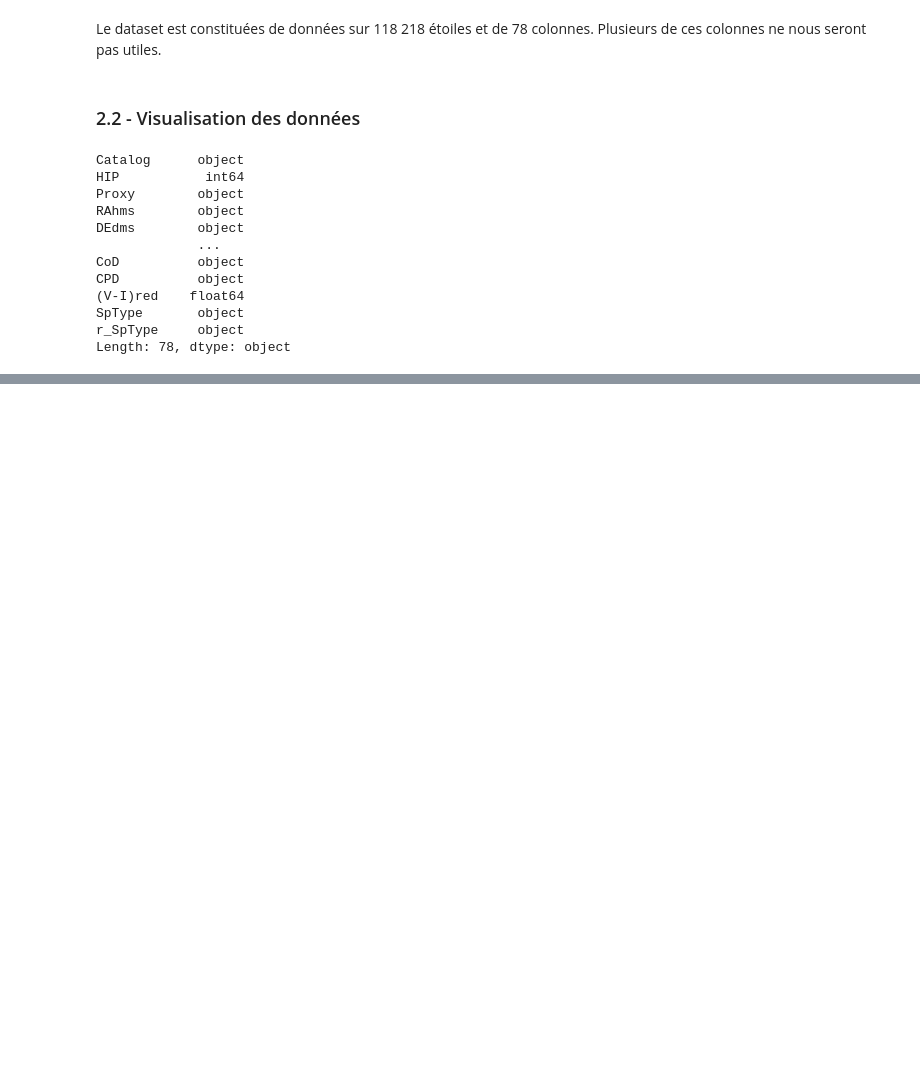
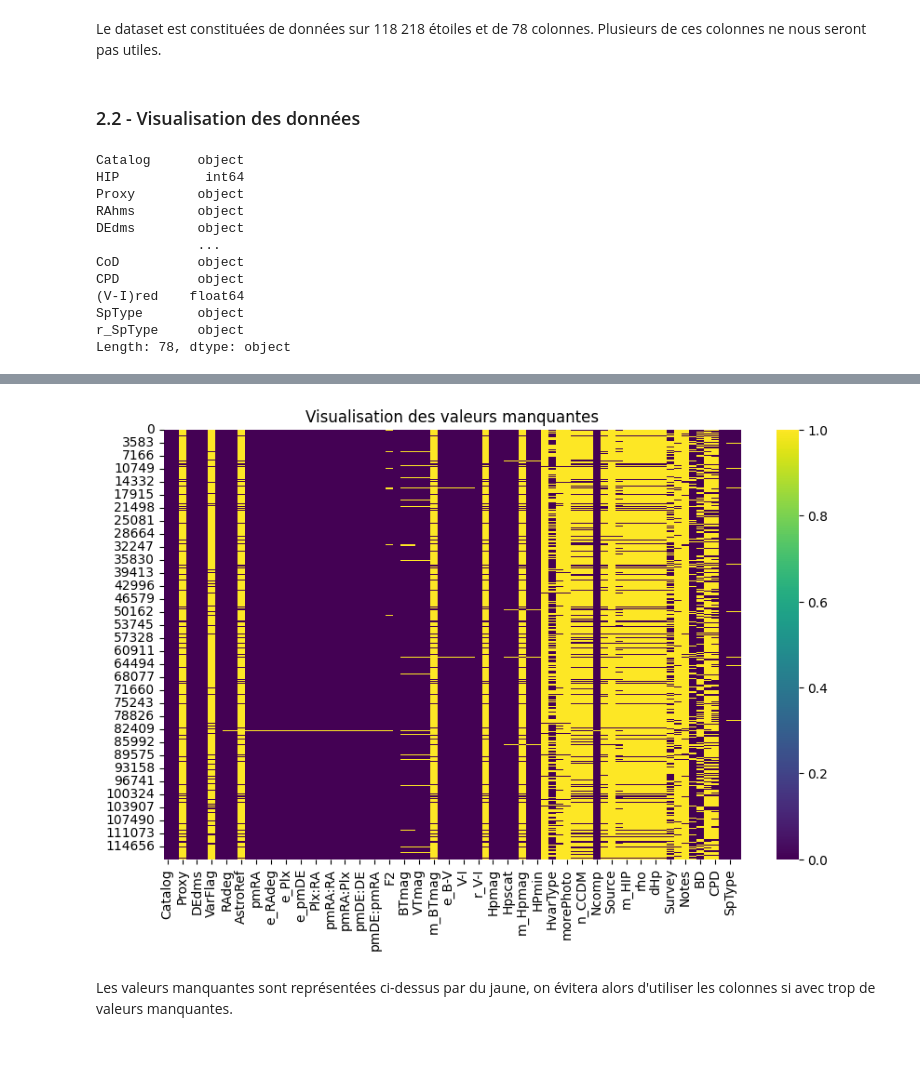
Before and after one commit to Moni003/Diagramme_HR_MML, a Jupyter notebook: diagHR_1.ipynb, the cells around one changed output, grey strips where cells are left out. Saved outputs shown, nothing was run; the diff lists cells and outputs as text; code cells hidden in the pictures; blank space fills up the shorter version.

```diff
--- a/diagHR_1.ipynb
+++ b/diagHR_1.ipynb
@@ -115,0 +186,10 @@ HD         1.000000  0.035124
+# %%
+# Heatmap des valeurs manquantes
+plt.figure(figsize=(10, 6))
+sns.heatmap(data.isnull(), cmap="viridis")
+plt.title("Visualisation des valeurs manquantes")
+plt.show()
+# %% [output]
+[figure, added]
+# %% [markdown]
+Les valeurs manquantes sont représentées ci-dessus par du jaune, on évitera alors d'utiliser les colonnes si avec trop de valeurs manquantes.
@@ -115,0 +198,2 @@ HD         1.000000  0.035124
+# %% [markdown]
+###
```
Also changed, not shown: parts of 10 cells of this notebook, 1 other file.
